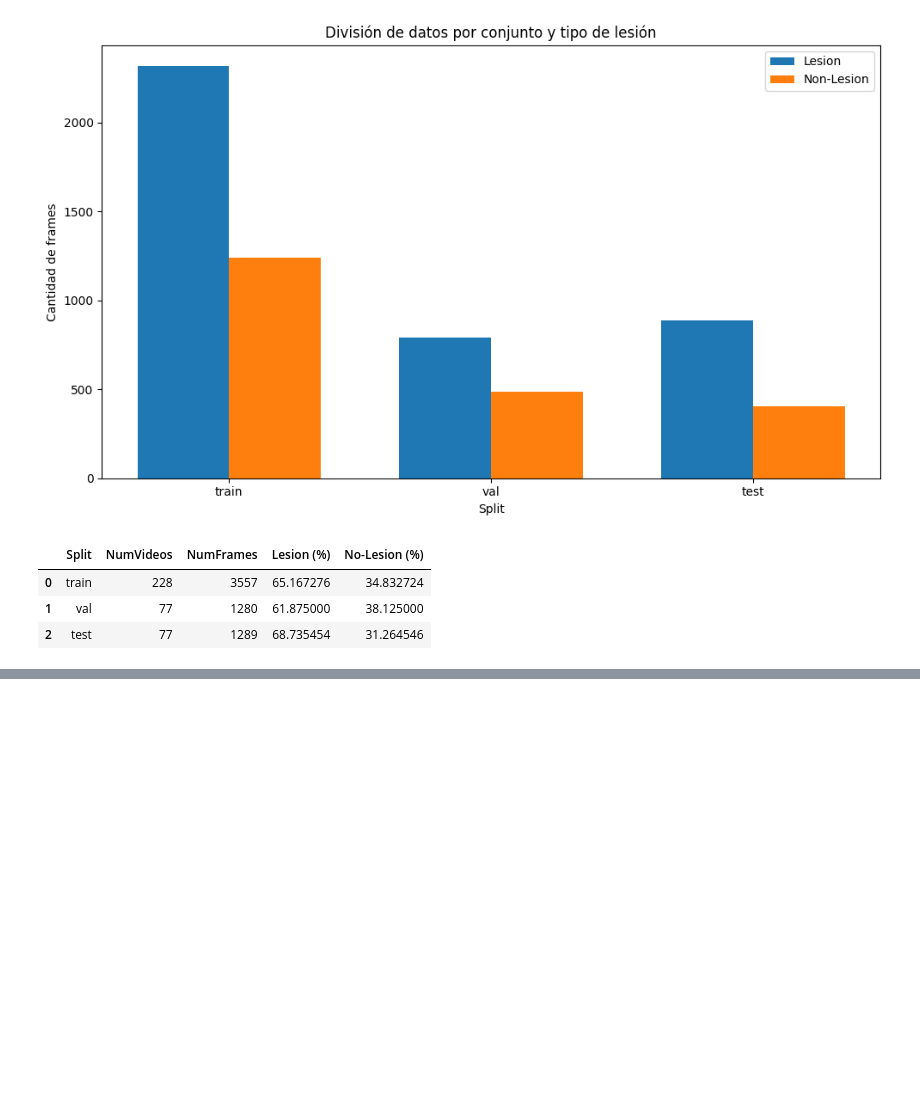
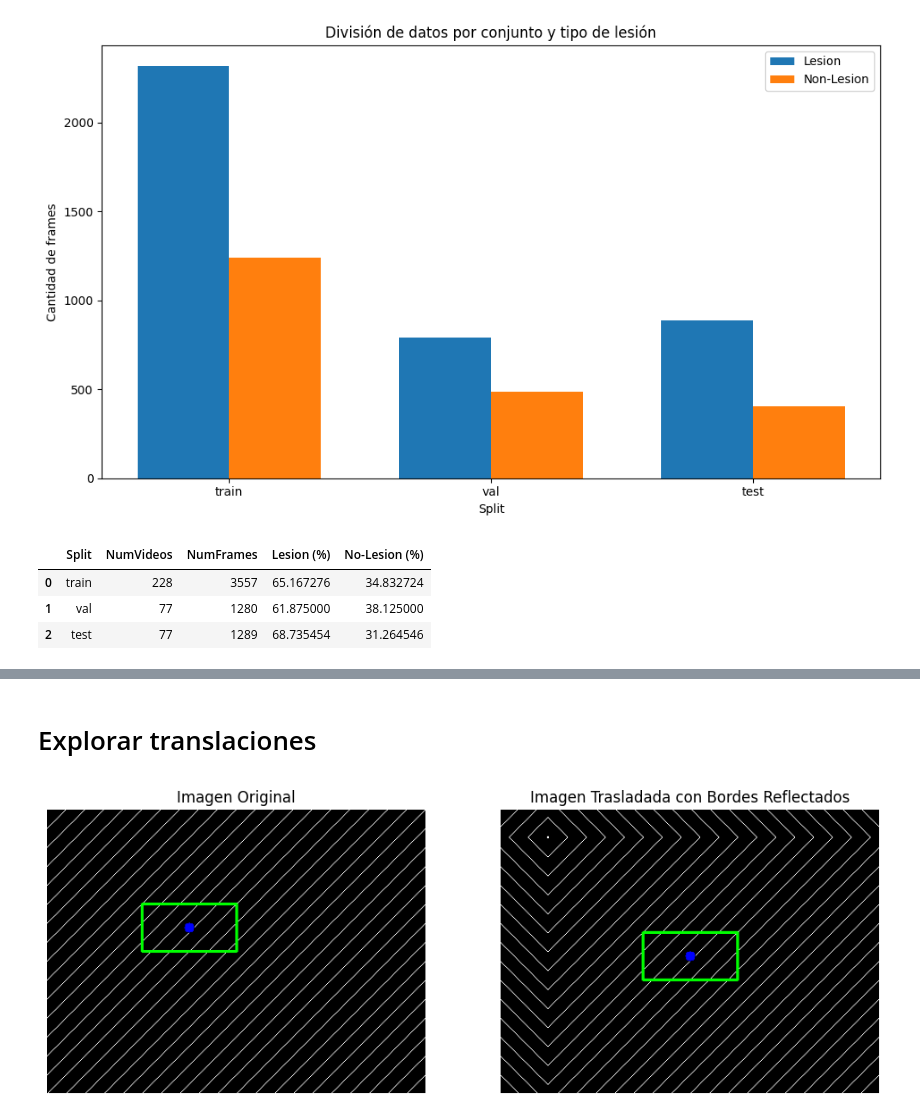
Before and after one commit to MarioPasc/Atheroesclerosis_Detection, a Jupyter notebook: jupyter_notebooks/explore_dataset.ipynb, the cells around one changed output, grey strips where cells are left out. Saved outputs shown, nothing was run; the diff lists cells and outputs as text; code cells hidden in the pictures; blank space fills up the shorter version.

Commit message:
Aumentacion mediante translacion y docs de final de la semana 2

```diff
--- a/jupyter_notebooks/explore_dataset.ipynb
+++ b/jupyter_notebooks/explore_dataset.ipynb
@@ -375,0 +445,70 @@ summary_df
+# %% [markdown]
+# Explorar translaciones
+# %%
+import numpy as np
+import cv2
+import matplotlib.pyplot as plt
+
+def translate_point(x, y, tx, ty):
+    # Aplicar la traslación a un punto (x, y)
+    new_x = x + tx
+    new_y = y + ty
+    return new_x, new_y
+
+def translate_bounding_box(x, y, width, height, tx, ty):
+    # Trasladar las coordenadas de la bounding box
+    new_x = x + tx
+    new_y = y + ty
+    return new_x, new_y, width, height
+
+# Crear una imagen con un patrón de líneas diagonales
+image_width, image_height = 400, 300
+image = np.zeros((image_height, image_width, 3), dtype=np.uint8)
+
+# Dibujar líneas diagonales
+for i in range(0, max(image_width, image_height), 20):
+    cv2.line(image, (i, 0), (0, i), (255, 255, 255), 1)
+    cv2.line(image, (image_width - i, image_height), (image_width, image_height - i), (255, 255, 255), 1)
+
+# Dibujar una bounding box y un punto dentro de ella
+x, y, width, height = 100, 100, 100, 50
+point_x, point_y = x + 50, y + 25
+cv2.rectangle(image, (x, y), (x + width, y + height), (0, 255, 0), 2)
+cv2.circle(image, (point_x, point_y), 5, (255, 0, 0), -1)
+
+# Definir los valores de traslación
+tx, ty = 50, 30
+
+# Calcular el tamaño del borde que necesitamos añadir para evitar los bordes negros
+top = max(0, ty)
+bottom = max(0, -ty)
+left = max(0, tx)
+right = max(0, -tx)
+
+# Añadir bordes a la imagen usando la técnica de replicar bordes
+image_with_border = cv2.copyMakeBorder(image, top, bottom, left, right, cv2.BORDER_REFLECT)
+
+# Crear la matriz de traslación y aplicar la traslación a la imagen con bordes
+translation_matrix = np.float32([[1, 0, tx], [0, 1, ty]])
+translated_image_with_border = cv2.warpAffine(image_with_border, translation_matrix, (image_width + left + right, image_height + top + bottom))
+
+# Recortar la imagen trasladada a su tamaño original
+translated_image = translated_image_with_border[top:top + image_height, left:left + image_width]
+
+# Calcular la nueva bounding box y el nuevo punto
+new_x, new_y, new_width, new_height = translate_bounding_box(x, y, width, height, tx, ty)
+cv2.rectangle(translated_image, (new_x, new_y), (new_x + new_width, new_y + new_height), (0, 255, 0), 2)
+new_point_x, new_point_y = translate_point(point_x, point_y, tx, ty)
+cv2.circle(translated_image, (new_point_x, new_point_y), 5, (255, 0, 0), -1)
+
+# Mostrar las imágenes antes y después de la traslación
+fig, axes = plt.subplots(1, 2, figsize=(12, 6))
+axes[0].imshow(cv2.cvtColor(image, cv2.COLOR_BGR2RGB))
+axes[0].set_title("Imagen Original")
+axes[0].axis("off")
+axes[1].imshow(cv2.cvtColor(translated_image, cv2.COLOR_BGR2RGB))
+axes[1].set_title("Imagen Trasladada con Bordes Reflectados")
+axes[1].axis("off")
+plt.show()
+# %% [output]
+[figure, added]
```
Also changed, not shown: parts of 4 cells of this notebook, 9 other files.
